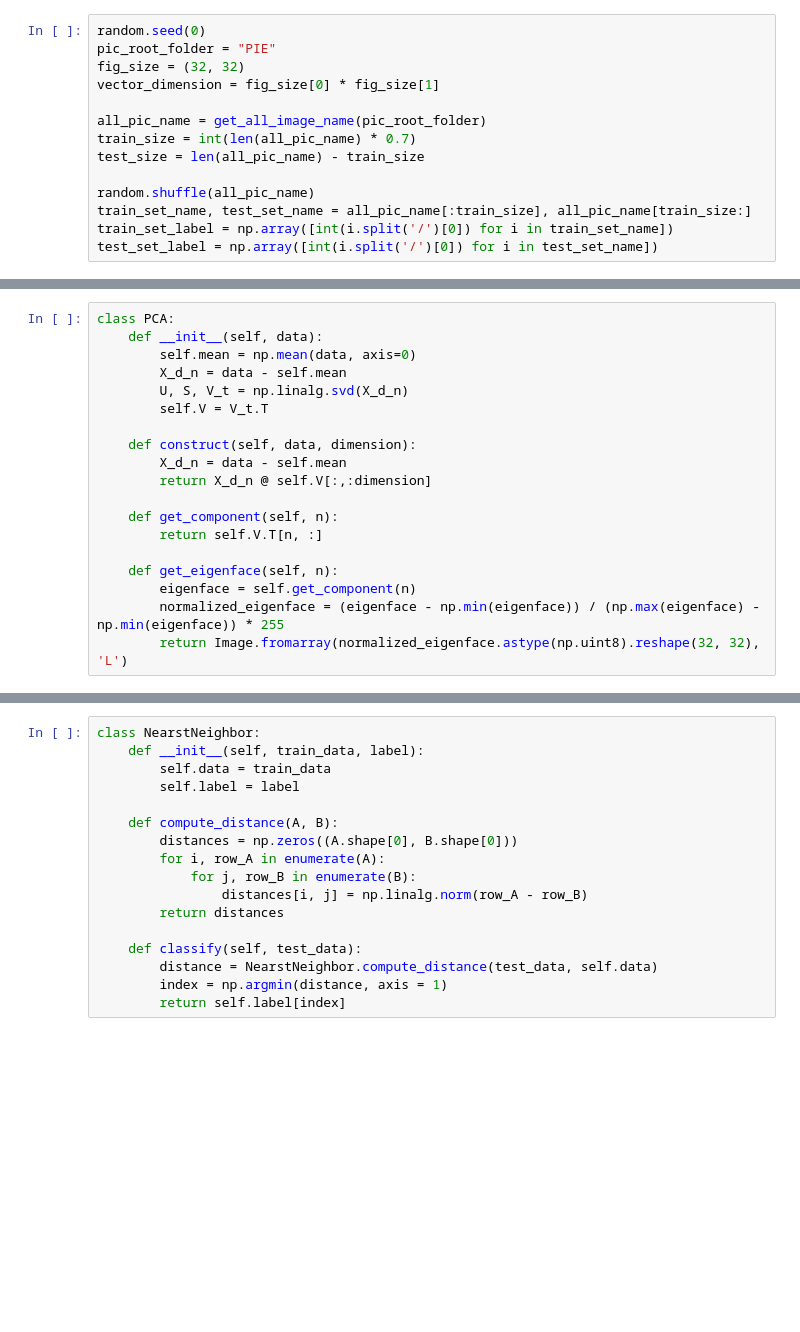
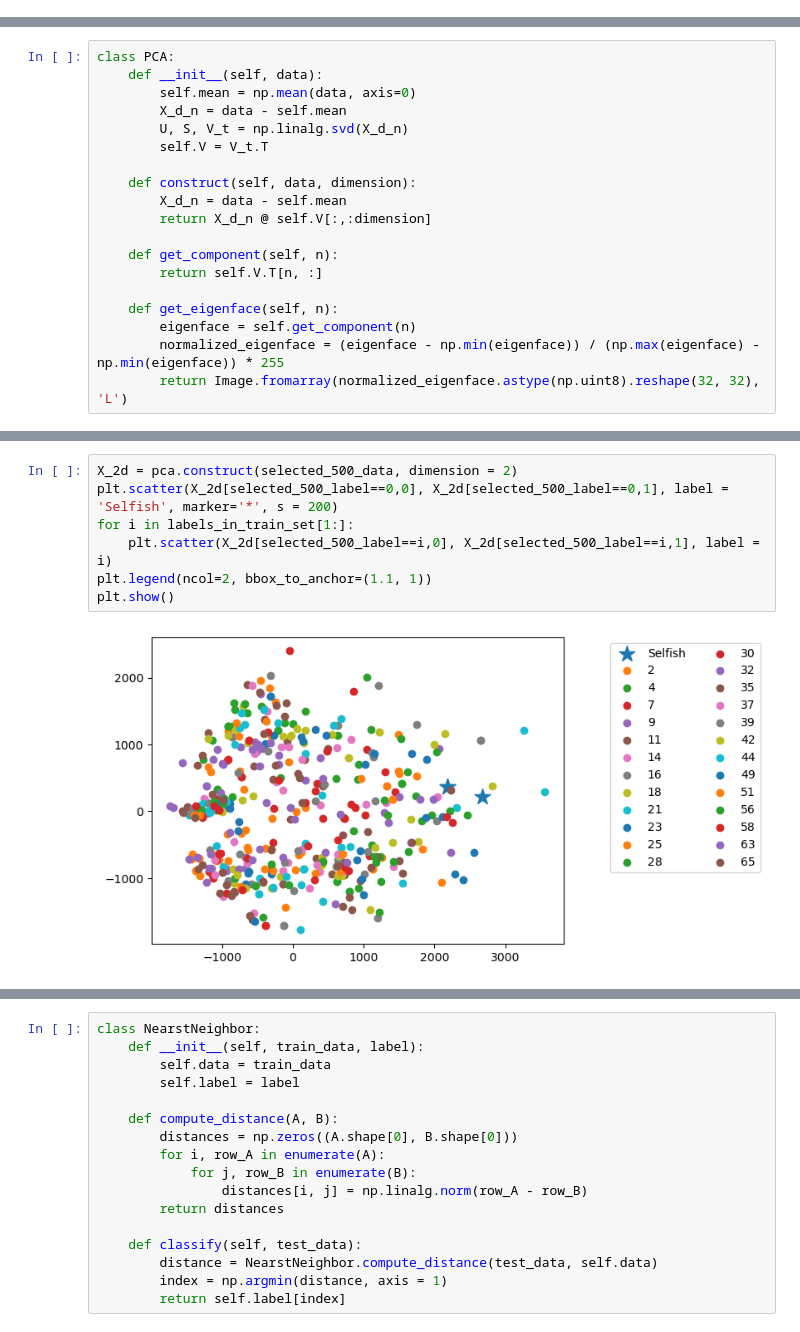
Before and after one commit to qzil1/EE5907_CA2, a Jupyter notebook: PCA.ipynb, the cells around one changed output, grey strips where cells are left out. Saved outputs shown, nothing was run; the diff lists cells and outputs as text; blank space fills up the shorter version.

```diff
--- a/PCA.ipynb
+++ b/PCA.ipynb
@@ -18,17 +8,3 @@ def image_to_vector(image_path):
     image = Image.open(image_path)
     image_data = np.asarray(image)
     return image_data.flatten()
-# %%
-random.seed(0)
-pic_root_folder = "PIE"
-fig_size = (32, 32)
-vector_dimension = fig_size[0] * fig_size[1]
-
-all_pic_name = get_all_image_name(pic_root_folder)
-train_size = int(len(all_pic_name) * 0.7)
-test_size = len(all_pic_name) - train_size
-
-random.shuffle(all_pic_name)
-train_set_name, test_set_name = all_pic_name[:train_size], all_pic_name[train_size:]
-train_set_label = np.array([int(i.split('/')[0]) for i in train_set_name])
-test_set_label = np.array([int(i.split('/')[0]) for i in test_set_name])
@@ -70,0 +76,9 @@ pca = PCA(train_set_data)
+# %%
+X_2d = pca.construct(selected_500_data, dimension = 2)
+plt.scatter(X_2d[selected_500_label==0,0], X_2d[selected_500_label==0,1], label = 'Selfish', marker='*', s = 200)
+for i in labels_in_train_set[1:]:
+    plt.scatter(X_2d[selected_500_label==i,0], X_2d[selected_500_label==i,1], label = i)
+plt.legend(ncol=2, bbox_to_anchor=(1.1, 1))
+plt.show()
+# %% [output]
+[figure, added]
```
Also changed, not shown: parts of 12 cells of this notebook, 1 other file.
